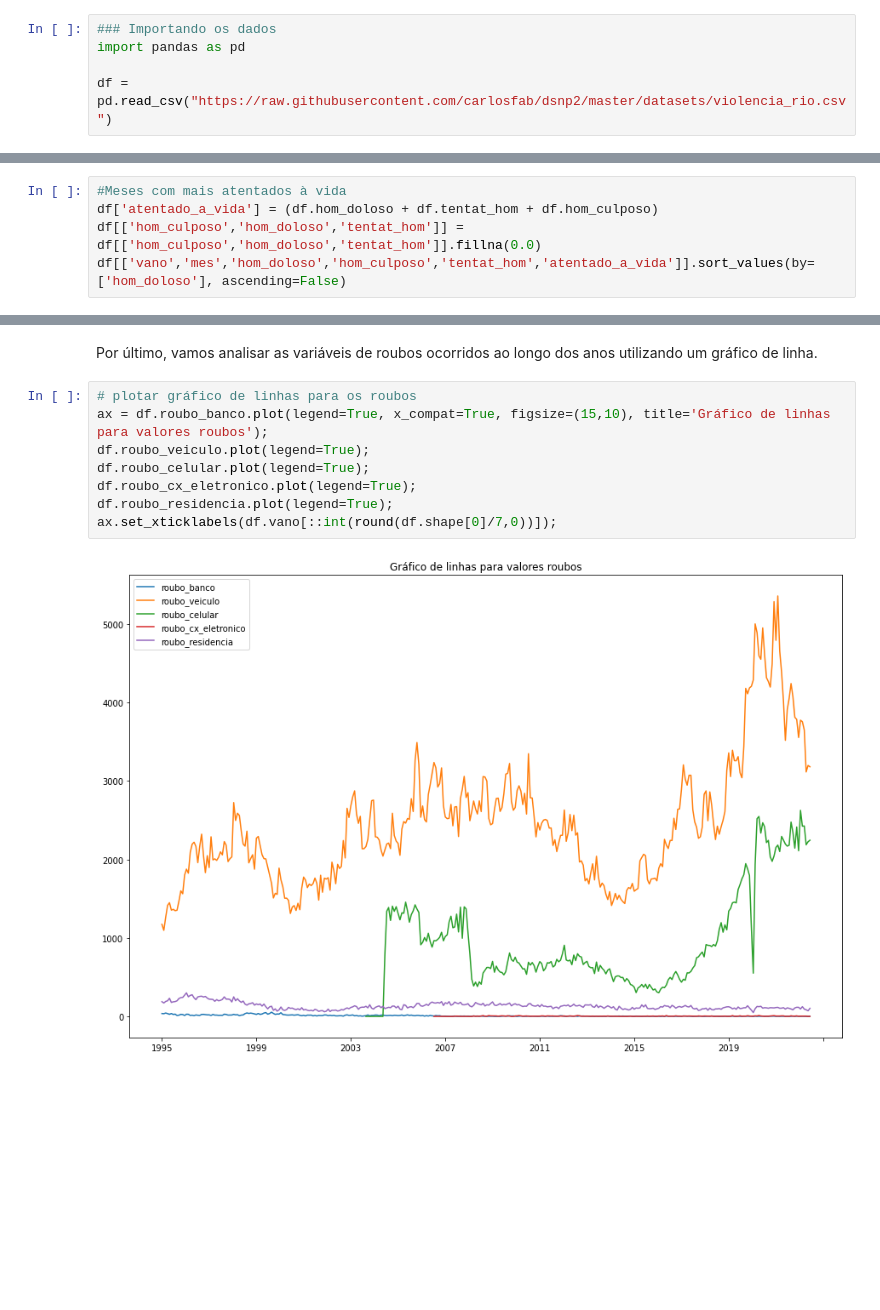
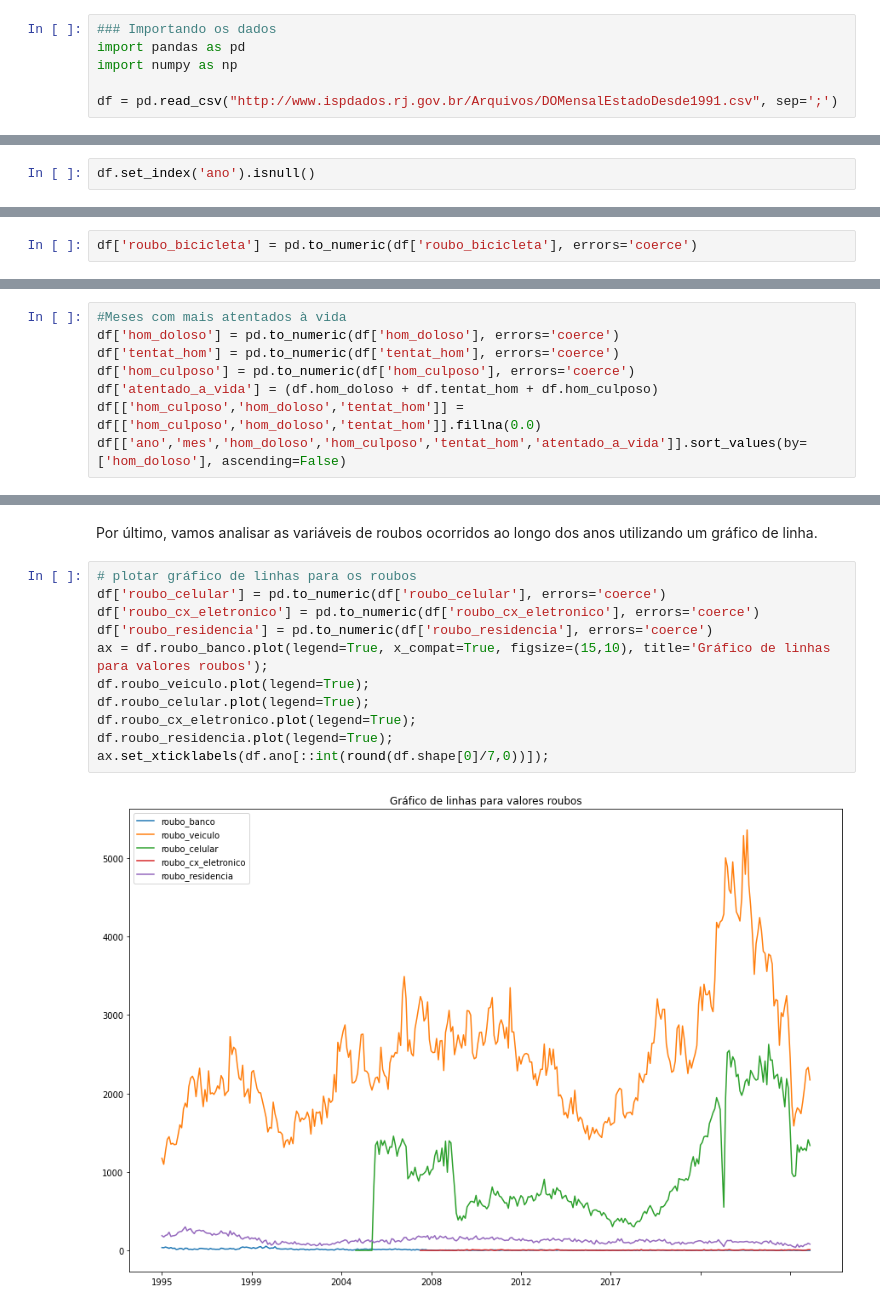
Before and after one commit to GabrielCheu/Data-Science-Projects, a Jupyter notebook: Analisando_a_Violência_no_Rio_de_Janeiro.ipynb, the cells around one changed output, grey strips where cells are left out. Cells and saved outputs as stored; diff of their text form; blank space fills up the shorter version.

```diff
--- a/Analisando_a_Violência_no_Rio_de_Janeiro.ipynb
+++ b/Analisando_a_Violência_no_Rio_de_Janeiro.ipynb
@@ -38,8 +38,9 @@ No caso do *dataset* a ser utilizado aqui, o arquivo `csv` pode ser baixado dire
 # %%
 ### Importando os dados
 import pandas as pd
+import numpy as np
 
-df = pd.read_csv("https://raw.githubusercontent.com/carlosfab/dsnp2/master/datasets/violencia_rio.csv")
+df = pd.read_csv("http://www.ispdados.rj.gov.br/Arquivos/DOMensalEstadoDesde1991.csv", sep=';')
 # %%
 #Tamanho do dataset
 print('Quantidade de Registros de Ocorrência :',df.shape[0])
@@ -80,0 +91,2 @@ df.head()
+# %%
+df.set_index('ano').isnull()
@@ -101,0 +149,2 @@ dtype: float64
+# %%
+df['roubo_bicicleta'] = pd.to_numeric(df['roubo_bicicleta'], errors='coerce')
@@ -192,6 +259,9 @@ df[df.hom_doloso == df.hom_doloso.min()]
 # %%
 #Meses com mais atentados à vida
+df['hom_doloso'] = pd.to_numeric(df['hom_doloso'], errors='coerce')
+df['tentat_hom'] = pd.to_numeric(df['tentat_hom'], errors='coerce')
+df['hom_culposo'] = pd.to_numeric(df['hom_culposo'], errors='coerce')
 df['atentado_a_vida'] = (df.hom_doloso + df.tentat_hom + df.hom_culposo)
 df[['hom_culposo','hom_doloso','tentat_hom']] = df[['hom_culposo','hom_doloso','tentat_hom']].fillna(0.0)
-df[['vano','mes','hom_doloso','hom_culposo','tentat_hom','atentado_a_vida']].sort_values(by=['hom_doloso'], ascending=False)
+df[['ano','mes','hom_doloso','hom_culposo','tentat_hom','atentado_a_vida']].sort_values(by=['hom_doloso'], ascending=False)
 # %% [output]
@@ -240,14 +310,17 @@ No gráfico acima, alguns dados chamam a nossa atenção, como:
 Por último, vamos analisar as variáveis de roubos ocorridos ao longo dos anos utilizando um gráfico de linha.
 # %%
 # plotar gráfico de linhas para os roubos
+df['roubo_celular'] = pd.to_numeric(df['roubo_celular'], errors='coerce')
+df['roubo_cx_eletronico'] = pd.to_numeric(df['roubo_cx_eletronico'], errors='coerce')
+df['roubo_residencia'] = pd.to_numeric(df['roubo_residencia'], errors='coerce')
 ax = df.roubo_banco.plot(legend=True, x_compat=True, figsize=(15,10), title='Gráfico de linhas para valores roubos');
 df.roubo_veiculo.plot(legend=True);
 df.roubo_celular.plot(legend=True);
 df.roubo_cx_eletronico.plot(legend=True);
 df.roubo_residencia.plot(legend=True);
-ax.set_xticklabels(df.vano[::int(round(df.shape[0]/7,0))]);
+ax.set_xticklabels(df.ano[::int(round(df.shape[0]/7,0))]);
 # %% [output]
-[figure, old version]
+[figure, new version]
 # %%
 # plotar gráfico de linhas isolados para os valores menores
 ax = df.roubo_banco.plot(legend=True, figsize=(15,10) ,title='Gráfico de linhas isolados para os valores de roubos');
```
Also changed, not shown: parts of 25 cells of this notebook.
